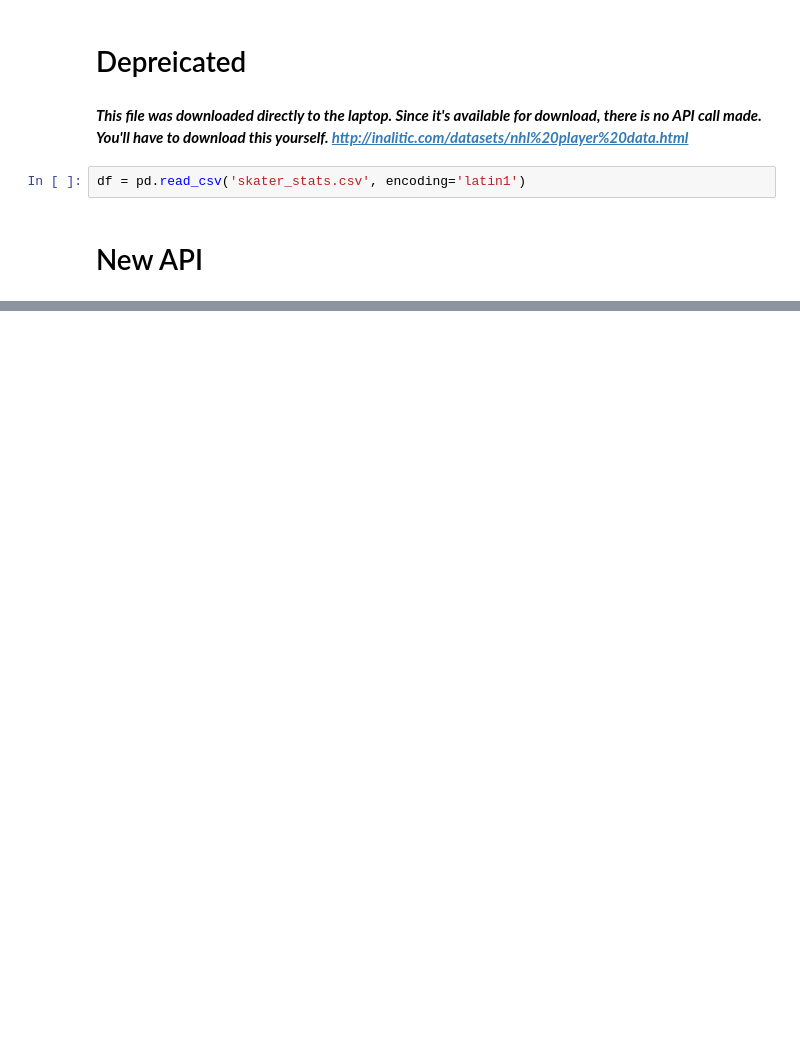
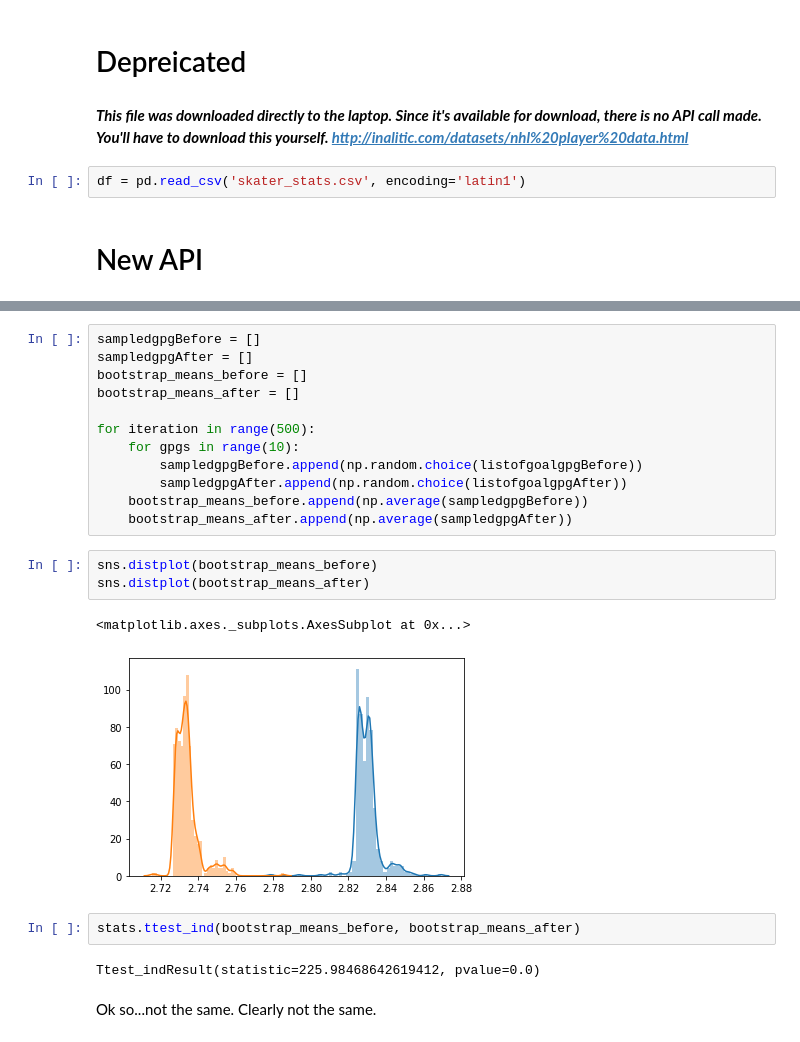
Before and after one commit to irvingcampbell/mod2project, a Jupyter notebook: NHL.ipynb, the cells around one changed output, grey strips where cells are left out. Saved outputs shown, nothing was run; the diff lists cells and outputs as text; blank space fills up the shorter version.

```diff
--- a/NHL.ipynb
+++ b/NHL.ipynb
@@ -83,0 +109,24 @@ a
+# %%
+sampledgpgBefore = []
+sampledgpgAfter = []
+bootstrap_means_before = []
+bootstrap_means_after = []
+
+for iteration in range(500):
+    for gpgs in range(10):
+        sampledgpgBefore.append(np.random.choice(listofgoalgpgBefore))
+        sampledgpgAfter.append(np.random.choice(listofgoalgpgAfter))
+    bootstrap_means_before.append(np.average(sampledgpgBefore))
+    bootstrap_means_after.append(np.average(sampledgpgAfter))
+# %%
+sns.distplot(bootstrap_means_before)
+sns.distplot(bootstrap_means_after)
+# %% [output]
+<matplotlib.axes._subplots.AxesSubplot at 0x...>
+[figure, added]
+# %%
+stats.ttest_ind(bootstrap_means_before, bootstrap_means_after)
+# %% [output]
+Ttest_indResult(statistic=225.98468642619412, pvalue=0.0)
+# %% [markdown]
+Ok so...not the same. Clearly not the same.
```
Also changed, not shown: parts of 22 cells of this notebook.
